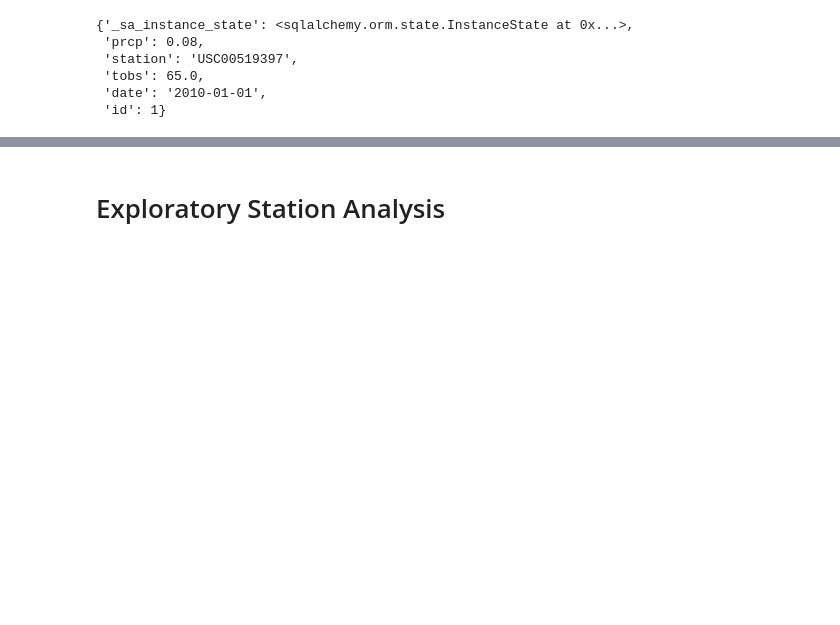
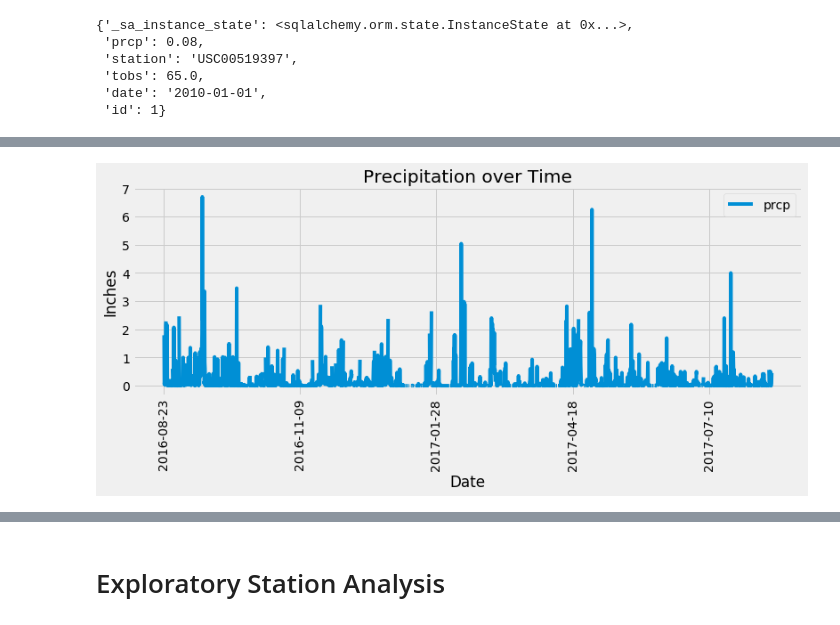
Before and after one commit to andrew-ana/sqlalchemy-challenge, a Jupyter notebook: climate_starter.ipynb, the cells around one changed output, grey strips where cells are left out. Saved outputs shown, nothing was run; the diff lists cells and outputs as text; code cells hidden in the pictures; blank space fills up the shorter version.

```diff
--- a/climate_starter.ipynb
+++ b/climate_starter.ipynb
@@ -49,6 +49,7 @@ first_row.__dict__
  'date': '2010-01-01',
  'id': 1}
 # %%
-# Find the most recent date in the data set.
-pd.read_sql(session.query(measurement.date).statement, Session)
+# Get all measurement data
+m_df = pd.read_sql(session.query(measurement).statement, engine)
+m_df
 # %% [output]
@@ -55,0 +69,4 @@ AttributeError: type object 'Session' has no attribute 'cursor'
+# %%
+# Get most recent measurement
+most_recent = max(m_df["date"])
+most_recent = dt.datetime.strptime(most_recent, '%Y-%m-%d')
@@ -56,19 +75,22 @@ AttributeError: type object 'Session' has no attribute 'cursor'
 # %%
 # Design a query to retrieve the last 12 months of precipitation data and plot the results.
 # Starting from the most recent data point in the database.
-
 # Calculate the date one year from the last date in data set.
-
-
+start_date = dt.date(most_recent.year - 1, most_recent.month, most_recent.day)
+start_date
 # Perform a query to retrieve the data and precipitation scores
-
-
+result = session.query(measurement).filter(measurement.date>=start_date)
 # Save the query results as a Pandas DataFrame and set the index to the date column
-
-
+last_year = pd.read_sql(result.statement, engine)
 # Sort the dataframe by date
-
-
+last_year.sort_values(by="date", inplace = True)
+last_year
 # Use Pandas Plotting with Matplotlib to plot the data
+last_year.plot(x="date", y="prcp", title="Precipitation over Time", rot=90, figsize=(12,4))
+plt.ylabel("Inches")
+plt.xlabel("Date")
+plt.show()
+# %% [output]
+[figure, added]
 # %%
 # Use Pandas to calcualte the summary statistics for the precipitation data
```
Also changed, not shown: parts of 9 cells of this notebook.
